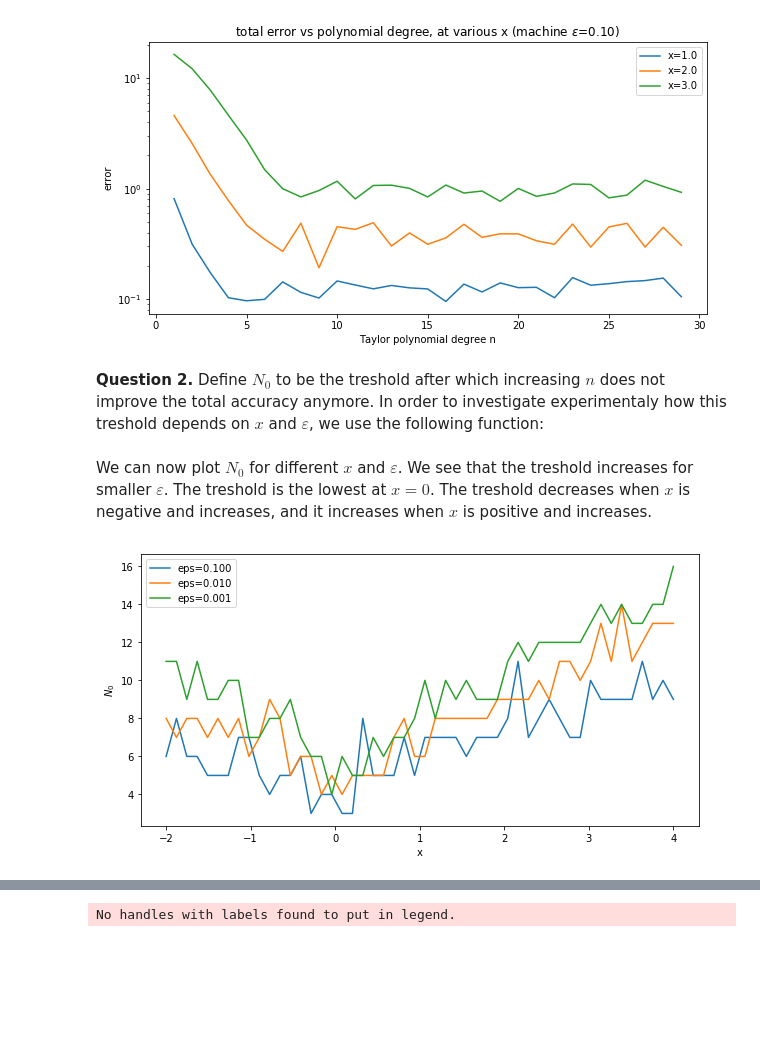
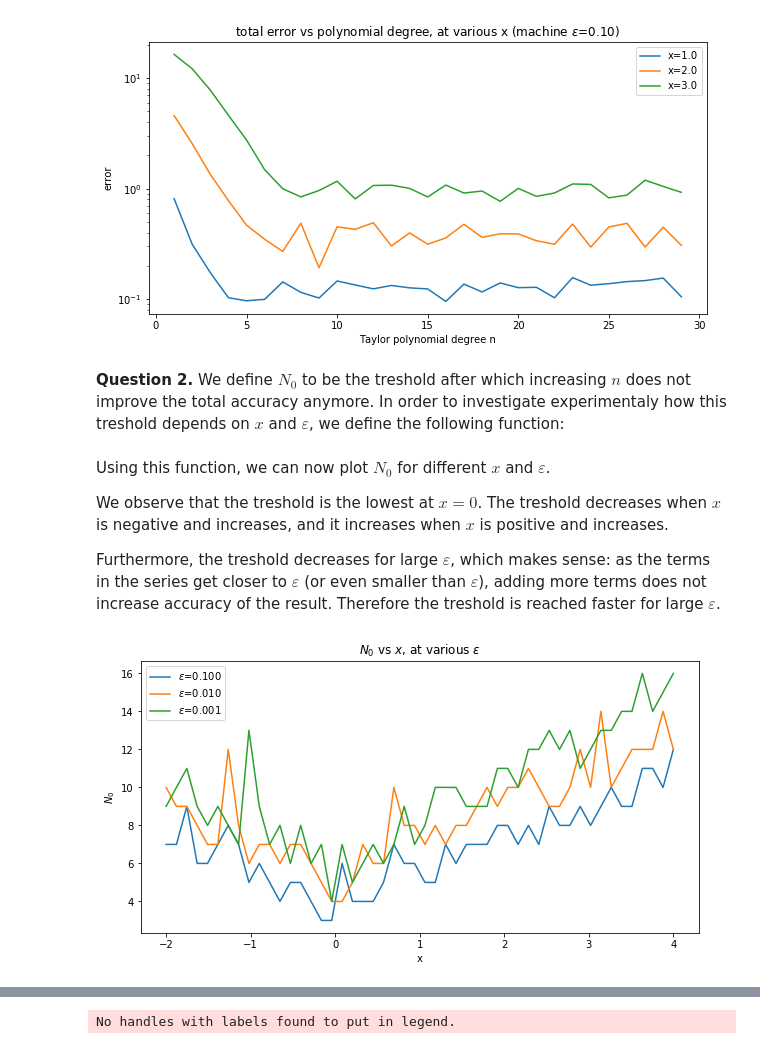
Before and after one commit to robingzk/m387_lab1, a Jupyter notebook: power.ipynb, the cells around one changed output, grey strips where cells are left out. Drawn from its saved outputs; the diff is of its cells as text; code cells hidden in the pictures; blank space fills up the shorter version.

```diff
--- a/power.ipynb
+++ b/power.ipynb
@@ -153,7 +153,7 @@ plt.show()
 # %% [output]
 [figure]
 # %% [markdown]
-**Question 2.** Define $N_0$ to be the treshold after which increasing $n$ does not improve the total accuracy anymore. In order to investigate experimentaly how this treshold depends on $x$ and $\varepsilon$, we use the following function:
+**Question 2.** We define $N_0$ to be the treshold after which increasing $n$ does not improve the total accuracy anymore. In order to investigate experimentaly how this treshold depends on $x$ and $\varepsilon$, we define the following function:
 # %%
 # Find the minimal n such that increasing n does not increase the total accuracy anymore,
 # taking the maximal value over `kmax` runs.
@@ -168,20 +168,25 @@ def treshold(x, eps, kmax=50, nmax=40):
             previous_err = err
     return nmax
 # %% [markdown]
-We can now plot $N_0$ for different $x$ and $\varepsilon$. We see that the treshold increases for smaller $\varepsilon$. The treshold is the lowest at $x=0$. The treshold decreases when $x$ is negative and increases, and it increases when $x$ is positive and increases.
+Using this function, we can now plot $N_0$ for different $x$ and $\varepsilon$.
+
+We observe that the treshold is the lowest at $x=0$. The treshold decreases when $x$ is negative and increases, and it increases when $x$ is positive and increases.
+
+Furthermore, the treshold decreases for large $\varepsilon$, which makes sense: as the terms in the series get closer to $\varepsilon$ (or even smaller than $\varepsilon$), adding more terms does not increase accuracy of the result. Therefore the treshold is reached faster for large $\varepsilon$.
 # %%
 epslist = [0.1, 0.01, 0.001]
 xlist = np.linspace(-2, 4, 50)
 
 plt.figure(figsize=(10, 5))
 for eps in epslist:
     nlist = [treshold(x, eps) for x in xlist]
-    plt.plot(xlist, nlist, label='eps=%.3f'%eps)
+    plt.plot(xlist, nlist, label=r'$\varepsilon$=%.3f'%eps)
 
 plt.xlabel('x')
 plt.ylabel(r'$N_0$')
+plt.title(r'$N_0$ vs $x$, at various $\varepsilon$')
 plt.legend()
 plt.show()
 # %% [output]
-[figure, old version]
+[figure, new version]
 # %% [markdown]
```
Also changed, not shown: parts of 12 cells of this notebook, 2 other files.
